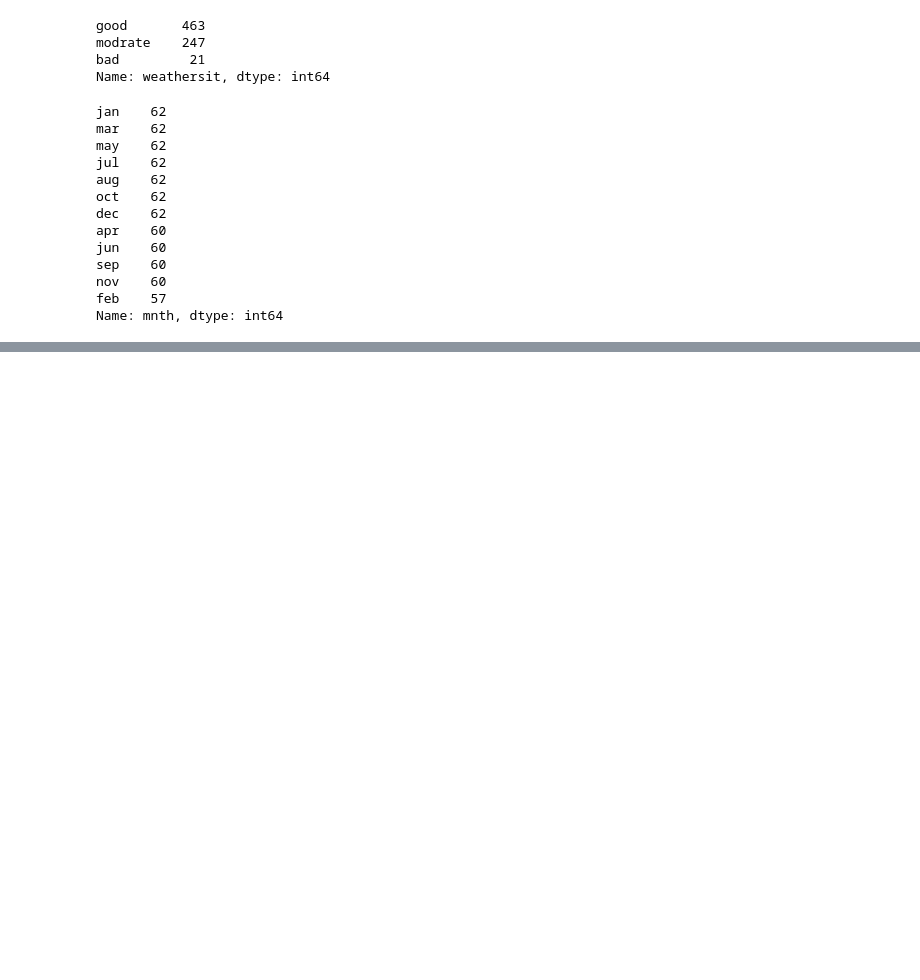
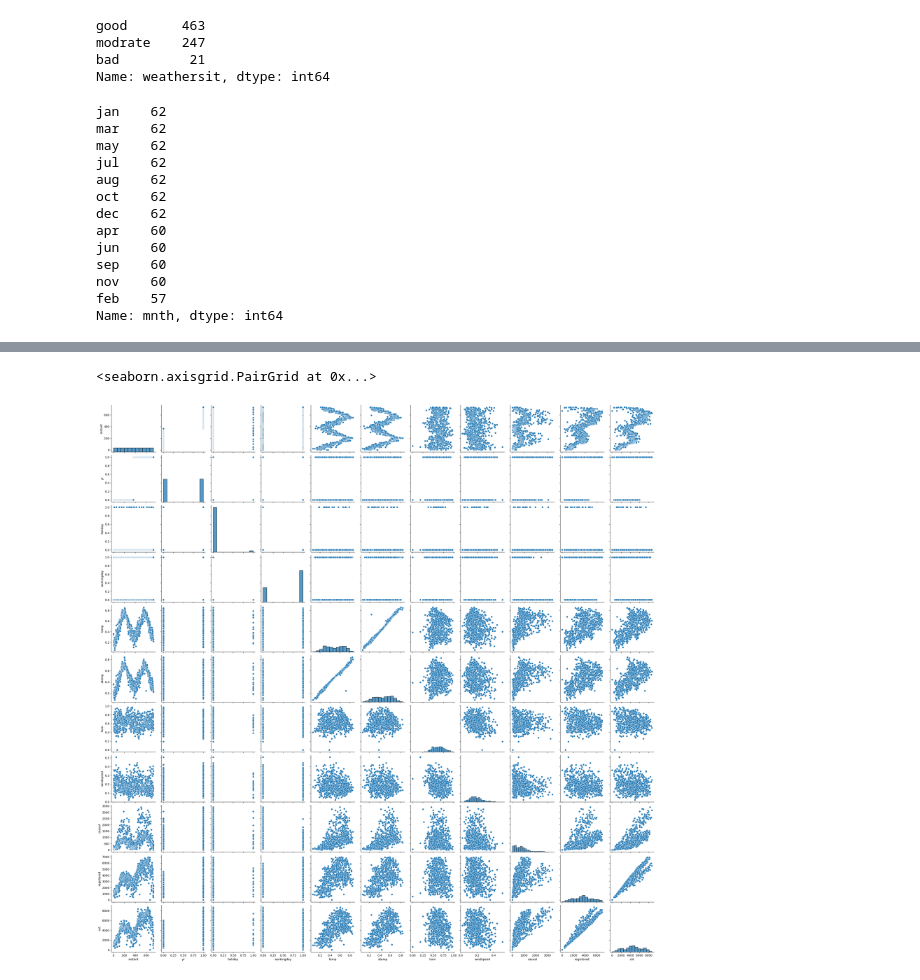
Before and after one commit to tufailahmed023/Bike-sharing, a Jupyter notebook: Notebook/Bike_Sharing.ipynb, the cells around one changed output, grey strips where cells are left out. Drawn from its saved outputs; the diff is of its cells as text; code cells hidden in the pictures; blank space fills up the shorter version.

```diff
--- a/Notebook/Bike_Sharing.ipynb
+++ b/Notebook/Bike_Sharing.ipynb
@@ -202,0 +226,6 @@ Name: mnth, dtype: int64
+# %%
+#ploting the pairplot to check the correlation and disturbtion
+sns.pairplot(df)
+# %% [output]
+<seaborn.axisgrid.PairGrid at 0x...>
+[figure, added]
```
Also changed, not shown: parts of 29 cells of this notebook.
